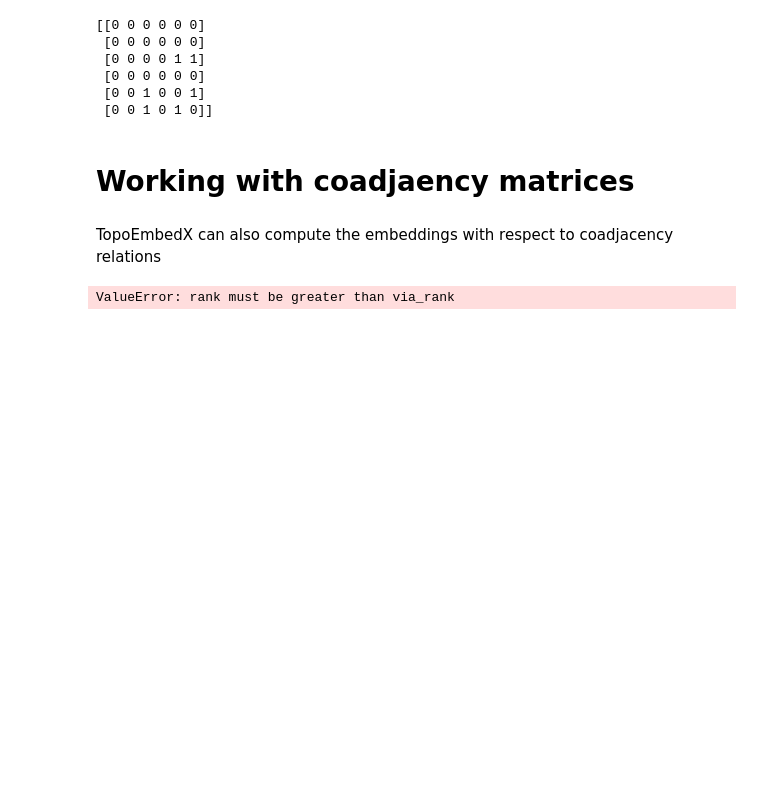
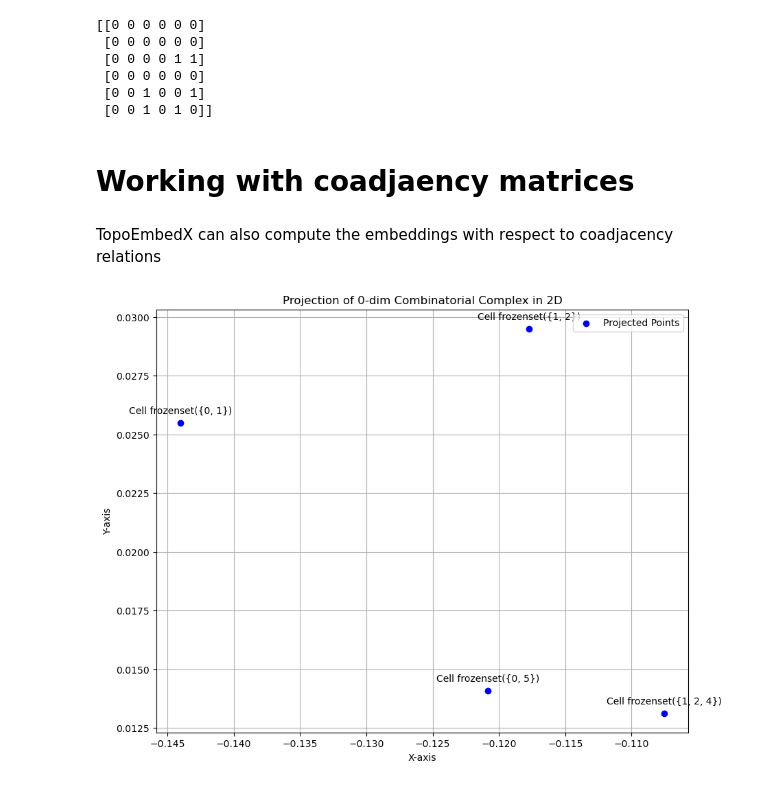
Before and after one commit to pyt-team/TopoEmbedX, a Jupyter notebook: tutorials/deepcell.ipynb, the cells around one changed output. Cells and saved outputs as stored; diff of their text form; code cells hidden in the pictures; blank space fills up the shorter version.

```diff
--- a/tutorials/deepcell.ipynb
+++ b/tutorials/deepcell.ipynb
@@ -98,7 +96,7 @@ cc = tnx.classes.CellComplex([[1, 2, 3, 4, 5], [4, 5, 6]], ranks=2)
 model = tex.DeepCell()
 
 # Fit the model to the cell complex
-model.fit(cc, neighborhood_type="adj", neighborhood_rank={"rank": 1, "via_rank": 0})
+model.fit(cc, neighborhood_type="adj", neighborhood_rank={"rank": 1, "via_rank" :0})
 
 # Get the embeddings
 embedded_points = model.get_embedding(get_dict=True)
@@ -106,22 +104,20 @@ embedded_points = model.get_embedding(get_dict=True)
 # Prepare data for plotting
 x = [embedded_points[cell][0] for cell in embedded_points]
 y = [embedded_points[cell][1] for cell in embedded_points]
-cell_labels = [f"Cell {cell}" for cell in embedded_points]
+cell_labels = [f'Cell {cell}' for cell in embedded_points]
 
 # Plotting
 plt.figure(figsize=(10, 8))
-plt.scatter(x, y, c="blue", label="Projected Points")
+plt.scatter(x, y, c='blue', label='Projected Points')
 
 # Annotate the points to correspond with cells
 for i, label in enumerate(cell_labels):
-    plt.annotate(
-        label, (x[i], y[i]), textcoords="offset points", xytext=(0, 10), ha="center"
-    )
+    plt.annotate(label, (x[i], y[i]), textcoords="offset points", xytext=(0, 10), ha='center')
 
 # Label axes and add title
-plt.xlabel("X-axis")
-plt.ylabel("Y-axis")
-plt.title("Projection of 1-dim Cell Complex in 2D")
+plt.xlabel('X-axis')
+plt.ylabel('Y-axis')
+plt.title('Projection of 1-dim Cell Complex in 2D')
 
 # Display the plot
 plt.legend()
@@ -208,45 +202,44 @@ import toponetx as tnx
 
 # Create a cell complex object with a few cells
 ccc = tnx.classes.CombinatorialComplex()
 
-ccc.add_cell([0, 1], rank=2)
-ccc.add_cell([1, 2], rank=2)
-ccc.add_cell([1, 2, 3, 4], rank=2)
-ccc.add_cell([2, 4, 5], rank=2)
-ccc.add_cell([2, 4, 5], rank=3)
+ccc.add_cell([0,5],rank=2)
+ccc.add_cell([0,1],rank=2)
+ccc.add_cell([1,2],rank=2)
+ccc.add_cell([1,2,4],rank=2)
+ccc.add_cell([2,4,5],rank=2)
+ccc.add_cell([2,4,5],rank=3)
 
 # Create a model
 model = tex.DeepCell()
 
 # Fit the model to the cell complex
-model.fit(ccc, neighborhood_type="coadj", neighborhood_rank={"rank": 2, "via_rank": 0})
+model.fit(ccc, neighborhood_type="coadj", neighborhood_dim={"r": 0, "k" :2})
 
 # Get the embeddings
 embedded_points = model.get_embedding(get_dict=True)
 
 # Prepare data for plotting
 x = [embedded_points[cell][0] for cell in embedded_points]
 y = [embedded_points[cell][1] for cell in embedded_points]
-cell_labels = [f"Cell {cell}" for cell in embedded_points]
+cell_labels = [f'Cell {cell}' for cell in embedded_points]
 
 # Plotting
 plt.figure(figsize=(10, 8))
-plt.scatter(x, y, c="blue", label="Projected Points")
+plt.scatter(x, y, c='blue', label='Projected Points')
 
 # Annotate the points to correspond with cells
 for i, label in enumerate(cell_labels):
-    plt.annotate(
-        label, (x[i], y[i]), textcoords="offset points", xytext=(0, 10), ha="center"
-    )
+    plt.annotate(label, (x[i], y[i]), textcoords="offset points", xytext=(0, 10), ha='center')
 
 # Label axes and add title
-plt.xlabel("X-axis")
-plt.ylabel("Y-axis")
-plt.title("Projection of 0-dim Combinatorial Complex in 2D")
+plt.xlabel('X-axis')
+plt.ylabel('Y-axis')
+plt.title('Projection of 0-dim Combinatorial Complex in 2D')
 
 # Display the plot
 plt.legend()
 plt.grid(True)
 plt.show()
 # %% [output]
-ValueError: rank must be greater than via_rank
+[figure, added]
```
Also changed, not shown: parts of 3 cells of this notebook.
